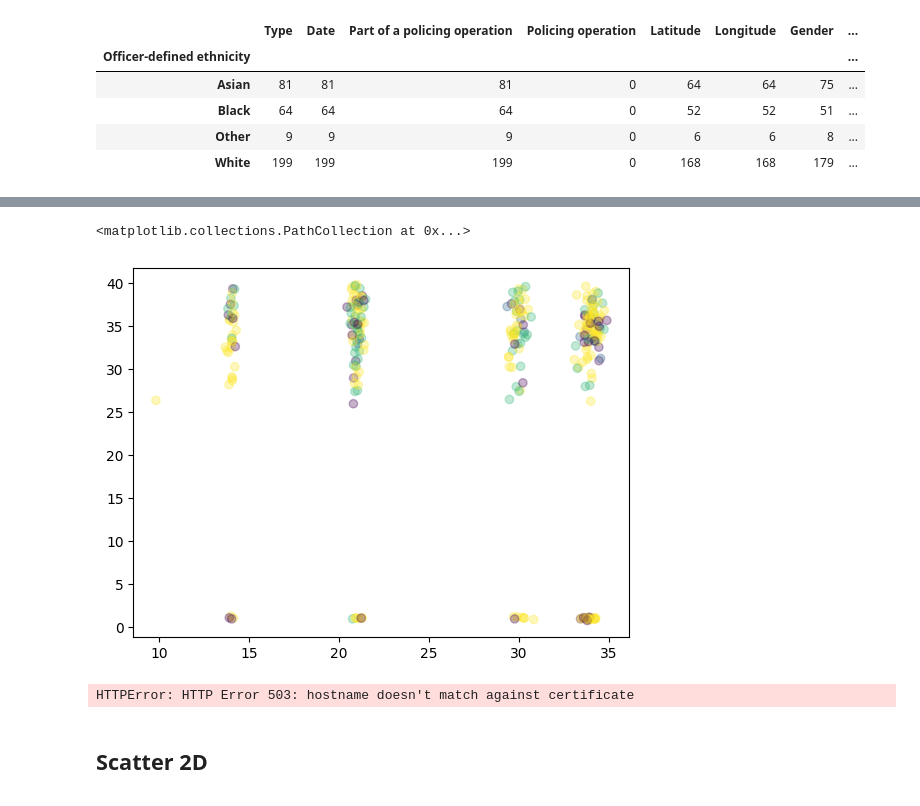
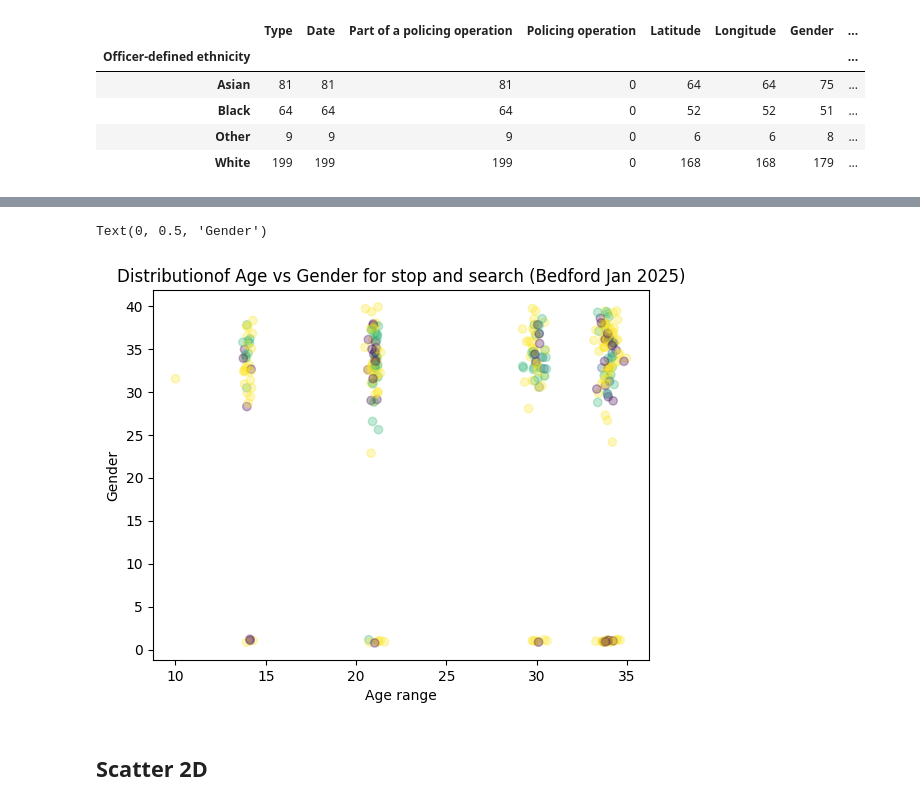
Before and after one commit to Thanyarat281-6/dataviz2025, a Jupyter notebook: Visualize_Data_Distribution.ipynb, the cells around one changed output, grey strips where cells are left out. Cells and saved outputs as stored; diff of their text form; code cells hidden in the pictures.

```diff
--- a/Visualize_Data_Distribution.ipynb
+++ b/Visualize_Data_Distribution.ipynb
@@ -155,13 +167,11 @@ stopandsearch_df_dropna
 # %%
 plt.scatter(stopandsearch_df_dropna['Age range'],stopandsearch_df_dropna['Gender'], c=stopandsearch_df_dropna['Officer-defined ethnicity'],alpha=0.3)
+plt.title('Distributionof Age vs Gender for stop and search (Bedford Jan 2025)')
+plt.xlabel('Age range')
+plt.ylabel('Gender')
 # %% [output]
-<matplotlib.collections.PathCollection at 0x...>
+Text(0, 0.5, 'Gender')
-[figure, old version]
+[figure, new version]
-# %%
-df = pd.read_csv('https://raw.github.com/pandas-dev/pandas/master/pandas/tests/io/data/csv/iris.csv')
-df.head()
-# %% [output]
-HTTPError: HTTP Error 503: hostname doesn't match against certificate
 # %% [markdown]
 ## Scatter 2D
 # %% [markdown]
```
Also changed, not shown: parts of 23 cells of this notebook.
